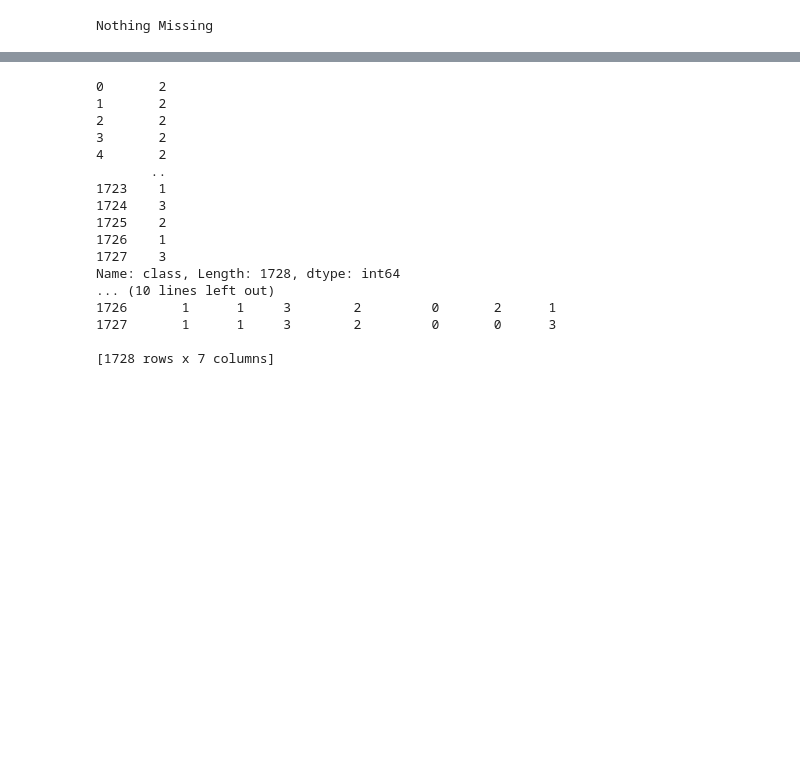
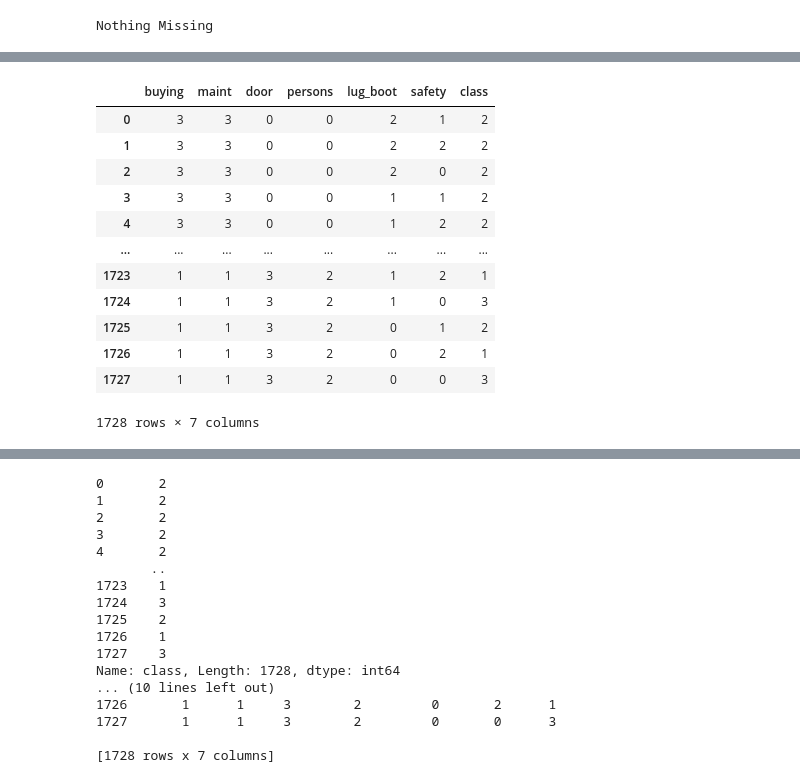
Before and after one commit to 333Kenji/CarClassifier_KNN, a Jupyter notebook: Notebooks/KNN.ipynb, the cells around one changed output, grey strips where cells are left out. Drawn from its saved outputs; the diff is of its cells as text; code cells hidden in the pictures; blank space fills up the shorter version.

```diff
--- a/Notebooks/KNN.ipynb
+++ b/Notebooks/KNN.ipynb
@@ -72,2 +144,18 @@ Name: class, dtype: int64
+# %%
+data
+# %% [output]
+|  | buying | maint | door | persons | lug_boot | safety | class |
+| 0 | 3 | 3 | 0 | 0 | 2 | 1 | 2 |
+| 1 | 3 | 3 | 0 | 0 | 2 | 2 | 2 |
+| 2 | 3 | 3 | 0 | 0 | 2 | 0 | 2 |
+| 3 | 3 | 3 | 0 | 0 | 1 | 1 | 2 |
+| 4 | 3 | 3 | 0 | 0 | 1 | 2 | 2 |
+| ... | ... | ... | ... | ... | ... | ... | ... |
+| 1723 | 1 | 1 | 3 | 2 | 1 | 2 | 1 |
+| 1724 | 1 | 1 | 3 | 2 | 1 | 0 | 3 |
+| 1725 | 1 | 1 | 3 | 2 | 0 | 1 | 2 |
+| 1726 | 1 | 1 | 3 | 2 | 0 | 2 | 1 |
+| 1727 | 1 | 1 | 3 | 2 | 0 | 0 | 3 |
+1728 rows × 7 columns
 # %%
 for i in data.columns:
```
Also changed, not shown: parts of 29 cells of this notebook.
